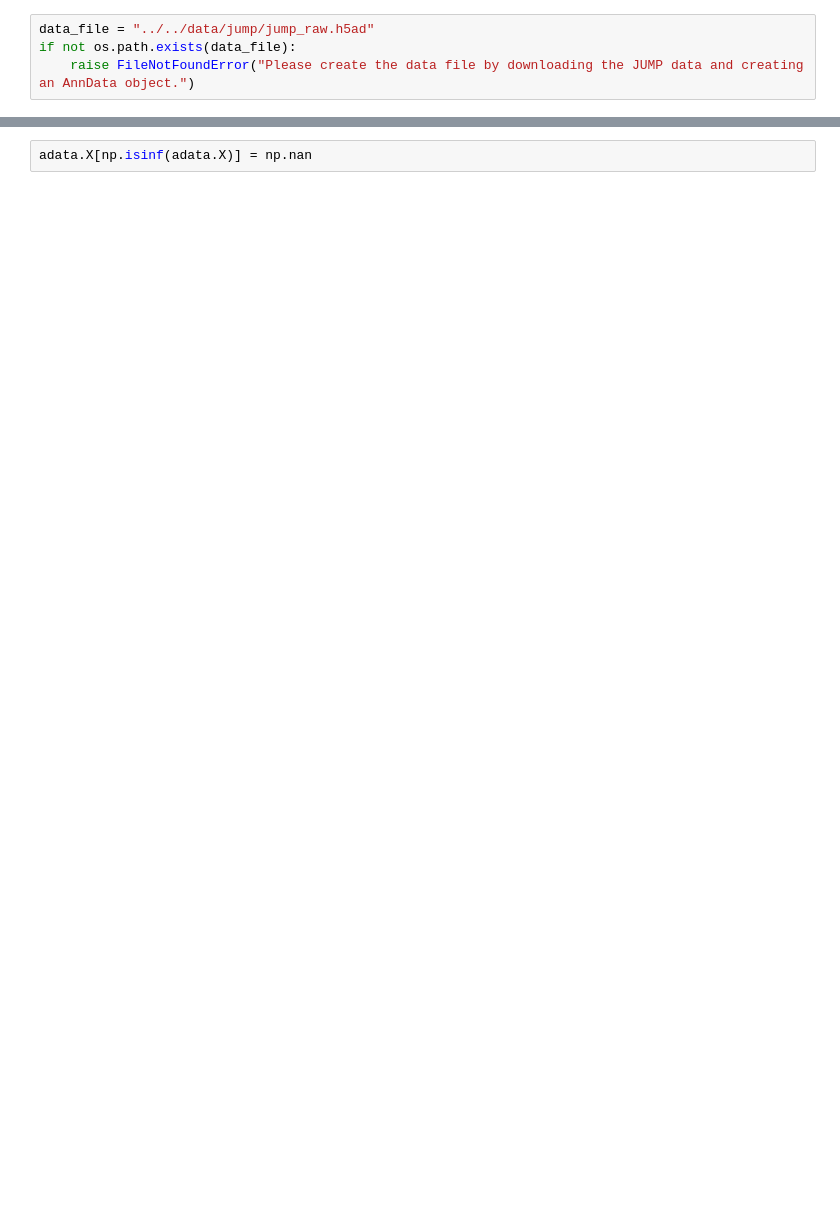
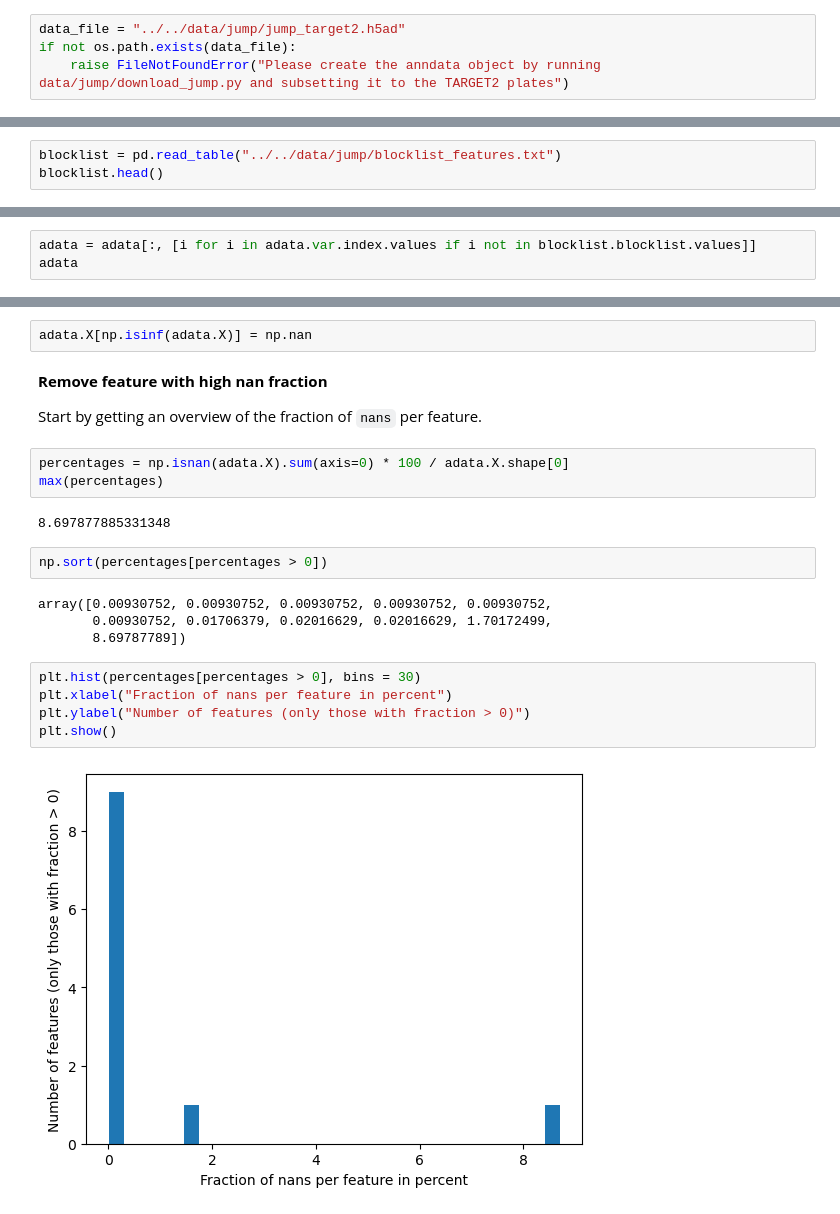
Before and after one commit to mBiocoder/batch_correction_cellpainting, a Jupyter notebook: notebooks/data_preprocessing/jump_imputation.ipynb, the cells around one changed output, grey strips where cells are left out. Drawn from its saved outputs; the diff is of its cells as text; blank space fills up the shorter version.

Commit message:
jump preprocessing and plate layout

```diff
--- a/notebooks/data_preprocessing/jump_imputation.ipynb
+++ b/notebooks/data_preprocessing/jump_imputation.ipynb
@@ -76,7 +14,7 @@ plt.show()
 # %%
-data_file = "../../data/jump/jump_raw.h5ad"
+data_file = "../../data/jump/jump_target2.h5ad"
 if not os.path.exists(data_file):
-    raise FileNotFoundError("Please create the data file by downloading the JUMP data and creating an AnnData object.")
+    raise FileNotFoundError("Please create the anndata object by running data/jump/download_jump.py and subsetting it to the TARGET2 plates")
 # %%
 adata = sc.read_h5ad(data_file)
 print(adata)
@@ -98,0 +36,3 @@ Number of nan: 17160
+# %%
+blocklist = pd.read_table("../../data/jump/blocklist_features.txt")
+blocklist.head()
@@ -98,0 +46,3 @@ Number of nan: 17160
+# %%
+adata = adata[:, [i for i in adata.var.index.values if i not in blocklist.blocklist.values]]
+adata
@@ -99,2 +54,24 @@ Number of nan: 17160
 # %%
 adata.X[np.isinf(adata.X)] = np.nan
+# %% [markdown]
+**Remove feature with high nan fraction**
+
+Start by getting an overview of the fraction of `nans` per feature.
+# %%
+percentages = np.isnan(adata.X).sum(axis=0) * 100 / adata.X.shape[0]
+max(percentages)
+# %% [output]
+8.697877885331348
+# %%
+np.sort(percentages[percentages > 0])
+# %% [output]
+array([0.00930752, 0.00930752, 0.00930752, 0.00930752, 0.00930752,
+       0.00930752, 0.01706379, 0.02016629, 0.02016629, 1.70172499,
+       8.69787789])
+# %%
+plt.hist(percentages[percentages > 0], bins = 30)
+plt.xlabel("Fraction of nans per feature in percent")
+plt.ylabel("Number of features (only those with fraction > 0)")
+plt.show()
+# %% [output]
+[figure, added]
```
Also changed, not shown: parts of 38 cells of this notebook, 1 other file.
